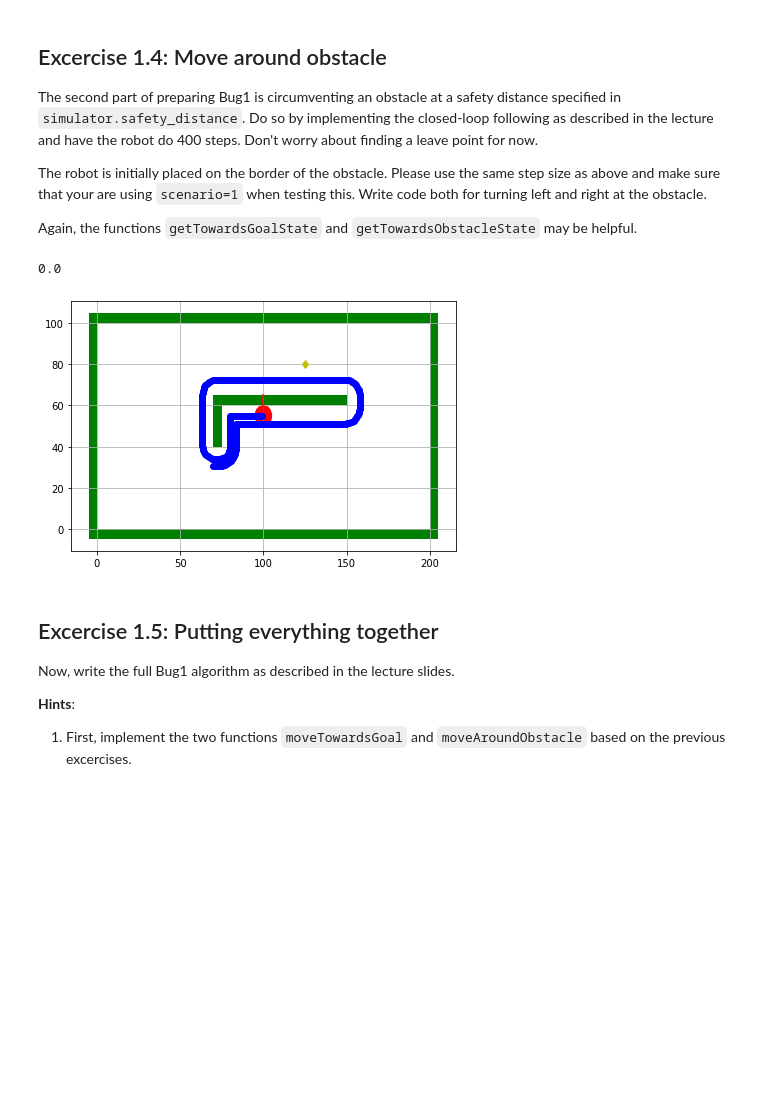
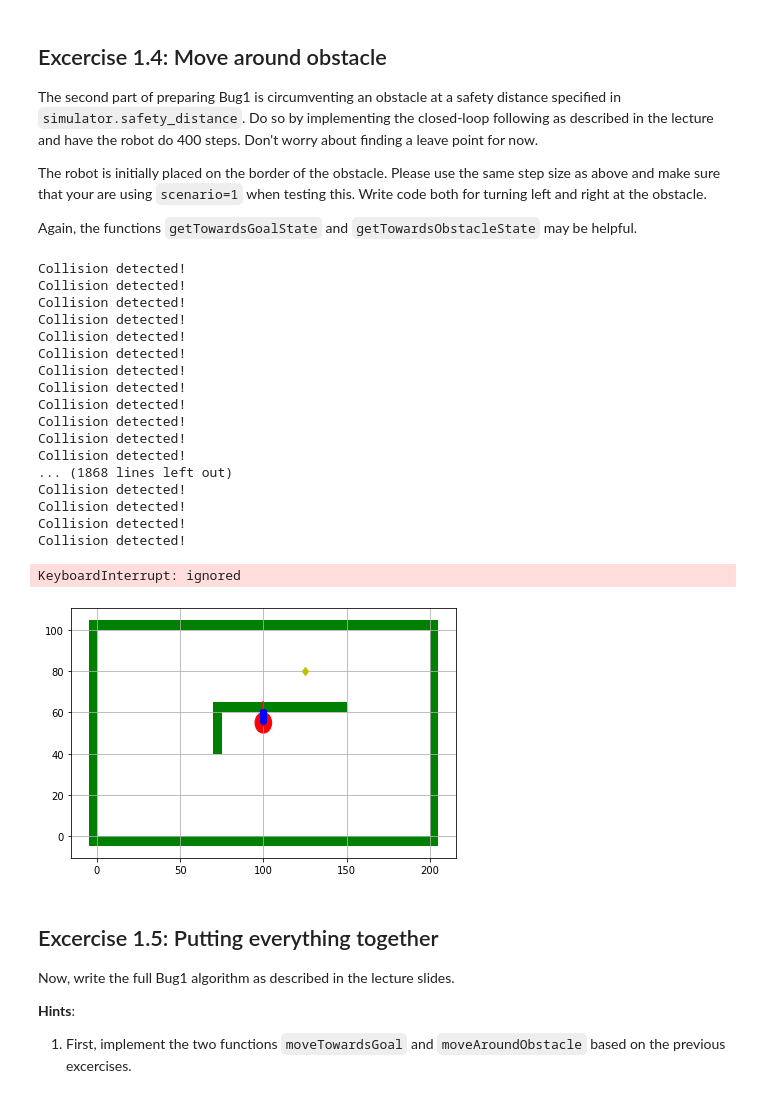
Before and after one commit to Braafisch/Motion-Planning-Assignment, a Jupyter notebook: Assignment_1/MP_Assignment1.ipynb, the cells around one changed output. Cells and saved outputs as stored; diff of their text form; code cells hidden in the pictures; blank space fills up the shorter version.

```diff
--- a/Assignment_1/MP_Assignment1.ipynb
+++ b/Assignment_1/MP_Assignment1.ipynb
@@ -295,31 +295,62 @@ Again, the functions ``getTowardsGoalState`` and ``getTowardsObstacleState`` may
 # %%
 assert scenario==1, 'Please use scenario 1 for this excercise!'
 
 simulator.spawn(x=100, y=55, theta=90/180. * np.pi)
 
 plt.figure()
 simulator.drawBoard()
 simulator.showRobot()
 
 go_right = False
 
 # -- TODO: Add your code here --
 goal_dist, toward_goal_phi, toward_goal_free_dist = getTowardsGoalState(simulator)
 toward_obstacle_phi, toward_obstacle_dist = getTowardsObstacleState(simulator)
-print(toward_obstacle_dist - simulator.safety_distance)
 
 while (simulator.getNumMoves()<600) and goal_dist != 0:
-  if toward_goal_phi != np.pi/2:
-    simulator.turn(np.pi/2+toward_obstacle_phi)
+  G = toward_obstacle_dist - simulator.safety_distance
+  # print(G)
+  delta_G = G * np.array([ np.cos(toward_obstacle_phi), np.sin(toward_obstacle_phi)])
+  # print(delta_G)
+  # print(np.linalg.norm(delta_G))
+  delta_star_G = 0.0 if np.linalg.norm(delta_G) == 0.0 else delta_G / np.linalg.norm(delta_G)
+  # print(delta_star_G)
+  T = delta_star_G + np.pi/2
+  # print(T)
+  x = 1*(T - 1 *delta_star_G*delta_G)
+  # print(x)
+  Turn = np.arccos(x[1],abs(x))
+  # print(Turn)
+  simulator.forward(1)
 
-  simulator.forward(1)
+  # if toward_goal_phi != np.pi/2:
+  #   simulator.turn(np.pi/2+toward_obstacle_phi)
+
+  # simulator.forward(1)
   plt.plot(simulator.x, simulator.y, 'bo')
 
   goal_dist, toward_goal_phi, toward_goal_free_dist = getTowardsGoalState(simulator)
   toward_obstacle_phi, toward_obstacle_dist = getTowardsObstacleState(simulator)
 # %% [output]
-0.0
+Collision detected!
+Collision detected!
+Collision detected!
+Collision detected!
+Collision detected!
+Collision detected!
+Collision detected!
+Collision detected!
+Collision detected!
+Collision detected!
+Collision detected!
+Collision detected!
+... (1868 lines left out)
+Collision detected!
+Collision detected!
+Collision detected!
+Collision detected!
+KeyboardInterrupt: ignored
-[figure, old version]
+[figure, new version]
 # %%
 pos = simulator.getPose()
   print(pos)
```
Also changed, not shown: parts of 1 cell of this notebook.
